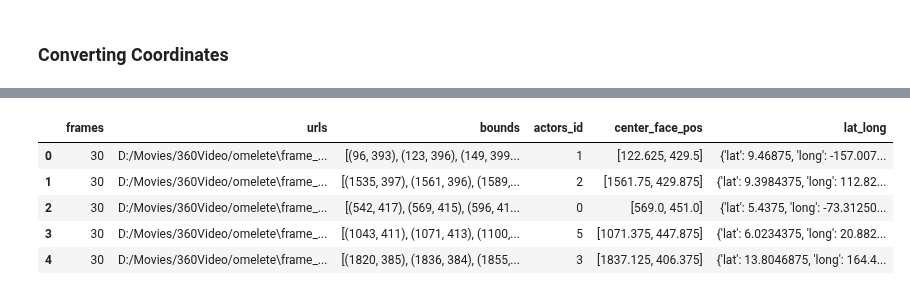
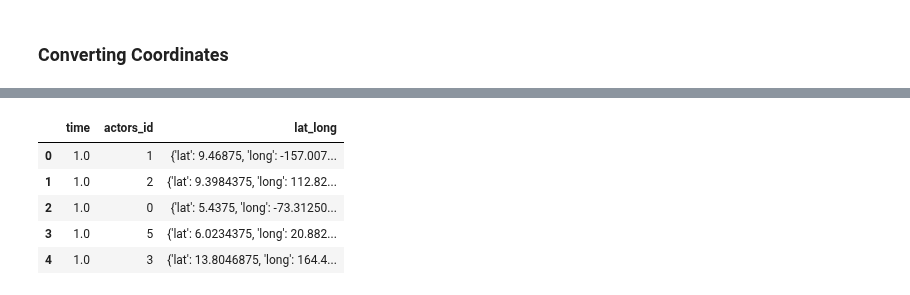
Before and after one commit to TeleMidia/faces360, a Jupyter notebook: ipynb/video360_face_clustering.ipynb, the cells around one changed output, grey strips where cells are left out. Drawn from its saved outputs; the diff is of its cells as text; code cells hidden in the pictures.

Commit message:
positions per actors per time

```diff
--- a/ipynb/video360_face_clustering.ipynb
+++ b/ipynb/video360_face_clustering.ipynb
@@ -23,7 +23,9 @@ video_clustering = VideoClustering('senet50', viewports_torch, 'agglomerative',
 # %% [markdown]
 ### Clustering Video Faces Using Its Frames
 # %%
-res = video_clustering.cluster("D:/Movies/360Video/omelete.mp4", fps=1)
+video_path = "D:/Movies/360Video/omelete.mp4"
+# %%
+res = video_clustering.cluster(video_path, fps=1)
 # %%
 video_clustering.display_timeline(lines = True, limit = 12)
 # %% [output]
@@ -70,0 +67,6 @@ actors_pos['lat_long'] = actors_pos.center_face_pos.apply(lat_long_from_xy)
+# %%
+cap=cv2.VideoCapture(video_path)
+original_fps = int(round(cap.get(cv2.CAP_PROP_FPS)))
+
+actors_pos['time'] = actors_pos.frames/original_fps
+actors_pos.head()
@@ -71,9 +80,9 @@ actors_pos['lat_long'] = actors_pos.center_face_pos.apply(lat_long_from_xy)
 # %%
-actors_pos.head()
+actors_pos[['time', 'actors_id','lat_long']].head()
 # %% [output]
-|  | frames | urls | bounds | actors_id | center_face_pos | lat_long |
-| 0 | 30 | D:/Movies/360Video/omelete\frame_... | [(96, 393), (123, 396), (149, 399... | 1 | [122.625, 429.5] | {'lat': 9.46875, 'long': -157.007... |
-| 1 | 30 | D:/Movies/360Video/omelete\frame_... | [(1535, 397), (1561, 396), (1589,... | 2 | [1561.75, 429.875] | {'lat': 9.3984375, 'long': 112.82... |
-| 2 | 30 | D:/Movies/360Video/omelete\frame_... | [(542, 417), (569, 415), (596, 41... | 0 | [569.0, 451.0] | {'lat': 5.4375, 'long': -73.31250... |
-| 3 | 30 | D:/Movies/360Video/omelete\frame_... | [(1043, 411), (1071, 413), (1100,... | 5 | [1071.375, 447.875] | {'lat': 6.0234375, 'long': 20.882... |
-| 4 | 30 | D:/Movies/360Video/omelete\frame_... | [(1820, 385), (1836, 384), (1855,... | 3 | [1837.125, 406.375] | {'lat': 13.8046875, 'long': 164.4... |
+|  | time | actors_id | lat_long |
+| 0 | 1.0 | 1 | {'lat': 9.46875, 'long': -157.007... |
+| 1 | 1.0 | 2 | {'lat': 9.3984375, 'long': 112.82... |
+| 2 | 1.0 | 0 | {'lat': 5.4375, 'long': -73.31250... |
+| 3 | 1.0 | 5 | {'lat': 6.0234375, 'long': 20.882... |
+| 4 | 1.0 | 3 | {'lat': 13.8046875, 'long': 164.4... |
```
Also changed, not shown: parts of 3 cells of this notebook.
